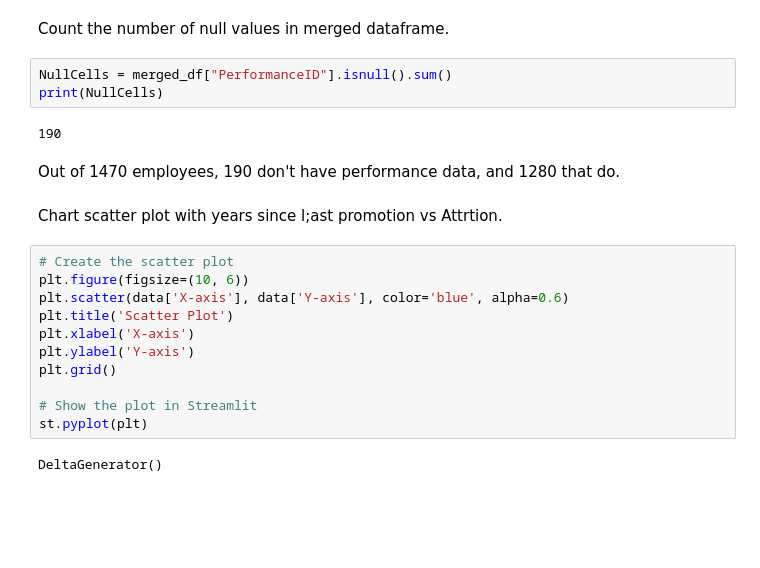
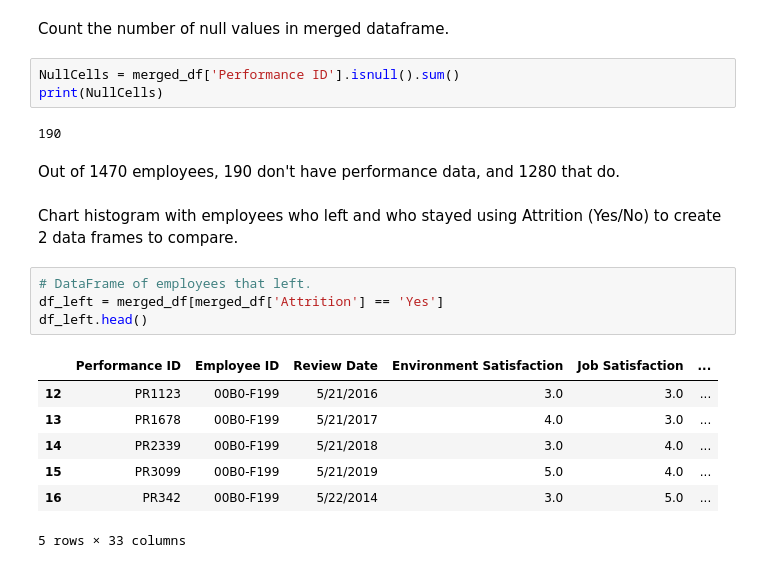
Before and after one commit to JoeyMassana/Capstone_Project_Directory, a Jupyter notebook: Notebook-1.ipynb, the cells around one changed output. Drawn from its saved outputs; the diff is of its cells as text; blank space fills up the shorter version.

```diff
--- a/Notebook-1.ipynb
+++ b/Notebook-1.ipynb
@@ -107,24 +119,23 @@ memory usage: 1.7+ MB
 # %% [markdown]
 Count the number of null values in merged dataframe.
 # %%
-NullCells = merged_df["PerformanceID"].isnull().sum()
+NullCells = merged_df['Performance ID'].isnull().sum()
 print(NullCells)
 # %% [output]
 190
 # %% [markdown]
 Out of 1470 employees, 190 don't have performance data, and 1280 that do.
-# %% [markdown]
-Chart scatter plot with years since l;ast promotion vs Attrtion.
-# %%
-# Create the scatter plot
-plt.figure(figsize=(10, 6))
-plt.scatter(data['X-axis'], data['Y-axis'], color='blue', alpha=0.6)
-plt.title('Scatter Plot')
-plt.xlabel('X-axis')
-plt.ylabel('Y-axis')
-plt.grid()
-
-# Show the plot in Streamlit
-st.pyplot(plt)
-# %% [output]
-DeltaGenerator()
+# %% [markdown]
+Chart histogram with employees who left and who stayed using Attrition (Yes/No) to create 2 data frames to compare.
+# %%
+# DataFrame of employees that left.
+df_left = merged_df[merged_df['Attrition'] == 'Yes']
+df_left.head()
+# %% [output]
+|  | Performance ID | Employee ID | Review Date | Environment Satisfaction | Job Satisfaction | ... |
+| 12 | PR1123 | 00B0-F199 | 5/21/2016 | 3.0 | 3.0 | ... |
+| 13 | PR1678 | 00B0-F199 | 5/21/2017 | 4.0 | 3.0 | ... |
+| 14 | PR2339 | 00B0-F199 | 5/21/2018 | 3.0 | 4.0 | ... |
+| 15 | PR3099 | 00B0-F199 | 5/21/2019 | 5.0 | 4.0 | ... |
+| 16 | PR342 | 00B0-F199 | 5/22/2014 | 3.0 | 5.0 | ... |
+5 rows × 33 columns
```
Also changed, not shown: parts of 42 cells of this notebook, 1 other file.
